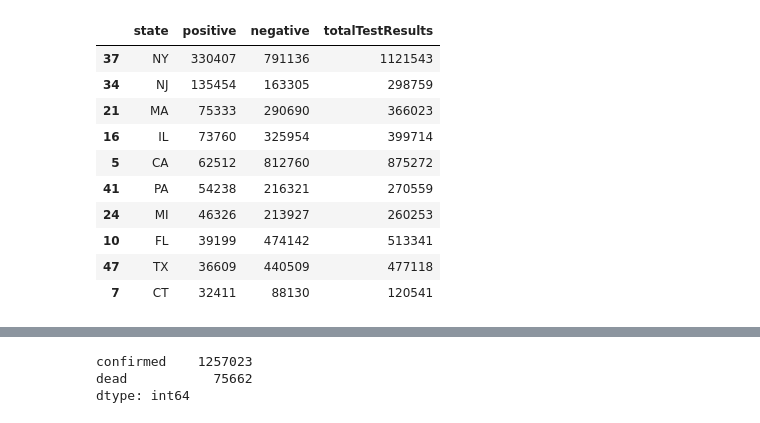
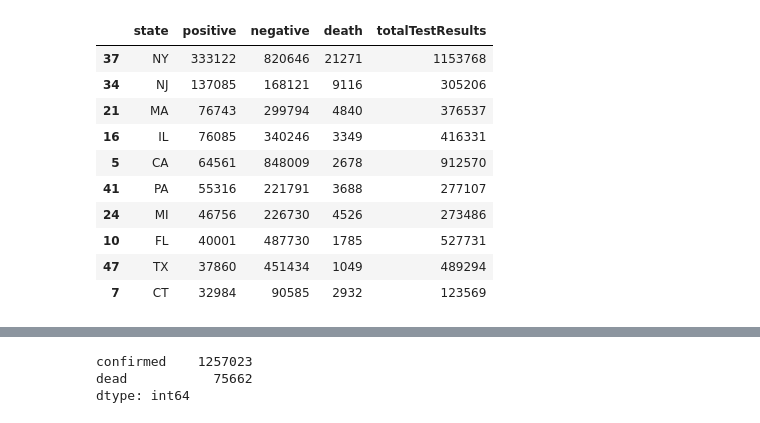
Before and after one commit to DMXMax/covid19, a Jupyter notebook: coviddata.ipynb, the cells around one changed output, grey strips where cells are left out. Drawn from its saved outputs; the diff is of its cells as text; code cells hidden in the pictures.

```diff
--- a/coviddata.ipynb
+++ b/coviddata.ipynb
@@ -35,18 +35,18 @@ dfWHO = dfWHO.rename(columns={"Confirmed": "confirmed", "Deaths": "who_deaths"})
 dfWHO.index.names=['date']
 # %%
 dfCovidtracking.loc[dfCovidtracking.date==dfCovidtracking.date.max(),\
-  ['state', 'positive', 'negative', 'totalTestResults']].sort_values(by='positive', ascending=False).head(10)
+  ['state', 'positive', 'negative', 'death','totalTestResults']].sort_values(by='positive', ascending=False).head(10)
 # %% [output]
-|  | state | positive | negative | totalTestResults |
-| 37 | NY | 330407 | 791136 | 1121543 |
-| 34 | NJ | 135454 | 163305 | 298759 |
-| 21 | MA | 75333 | 290690 | 366023 |
-| 16 | IL | 73760 | 325954 | 399714 |
-| 5 | CA | 62512 | 812760 | 875272 |
-| 41 | PA | 54238 | 216321 | 270559 |
-| 24 | MI | 46326 | 213927 | 260253 |
-| 10 | FL | 39199 | 474142 | 513341 |
-| 47 | TX | 36609 | 440509 | 477118 |
-| 7 | CT | 32411 | 88130 | 120541 |
+|  | state | positive | negative | death | totalTestResults |
+| 37 | NY | 333122 | 820646 | 21271 | 1153768 |
+| 34 | NJ | 137085 | 168121 | 9116 | 305206 |
+| 21 | MA | 76743 | 299794 | 4840 | 376537 |
+| 16 | IL | 76085 | 340246 | 3349 | 416331 |
+| 5 | CA | 64561 | 848009 | 2678 | 912570 |
+| 41 | PA | 55316 | 221791 | 3688 | 277107 |
+| 24 | MI | 46756 | 226730 | 4526 | 273486 |
+| 10 | FL | 40001 | 487730 | 1785 | 527731 |
+| 47 | TX | 37860 | 451434 | 1049 | 489294 |
+| 7 | CT | 32984 | 90585 | 2932 | 123569 |
 # %%
 gbUSA = dfCovidtracking.groupby(['date'])
```
Also changed, not shown: parts of 35 cells of this notebook.
